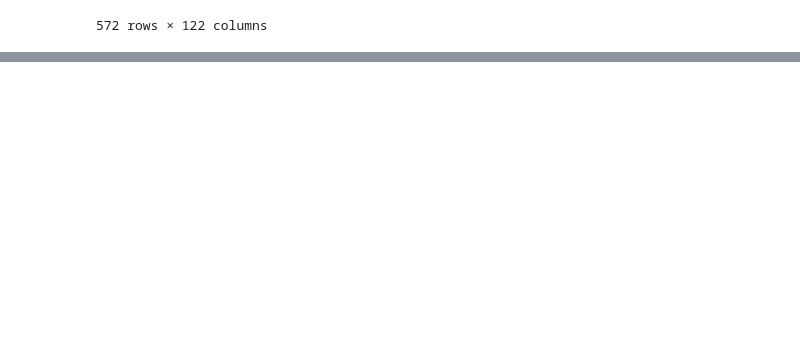
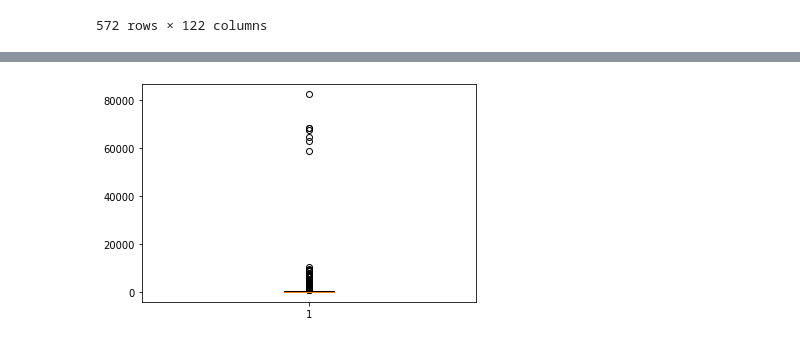
Before and after one commit to nichakornchaisuwan/DWDM21, a Jupyter notebook: Data102_(Chapter2).ipynb, the cells around one changed output, grey strips where cells are left out. Cells and saved outputs as stored; diff of their text form; code cells hidden in the pictures; blank space fills up the shorter version.

Commit message:
data exploration

```diff
--- a/Data102_(Chapter2).ipynb
+++ b/Data102_(Chapter2).ipynb
@@ -34,0 +53,2 @@ data
+# %%
+dataN = data.iloc[:,:3]
@@ -34,0 +175,4 @@ data
+# %%
+plt.boxplot(dataN['positive'][1:]);
+# %% [output]
+[figure, added]
```
Also changed, not shown: parts of 24 cells of this notebook.
